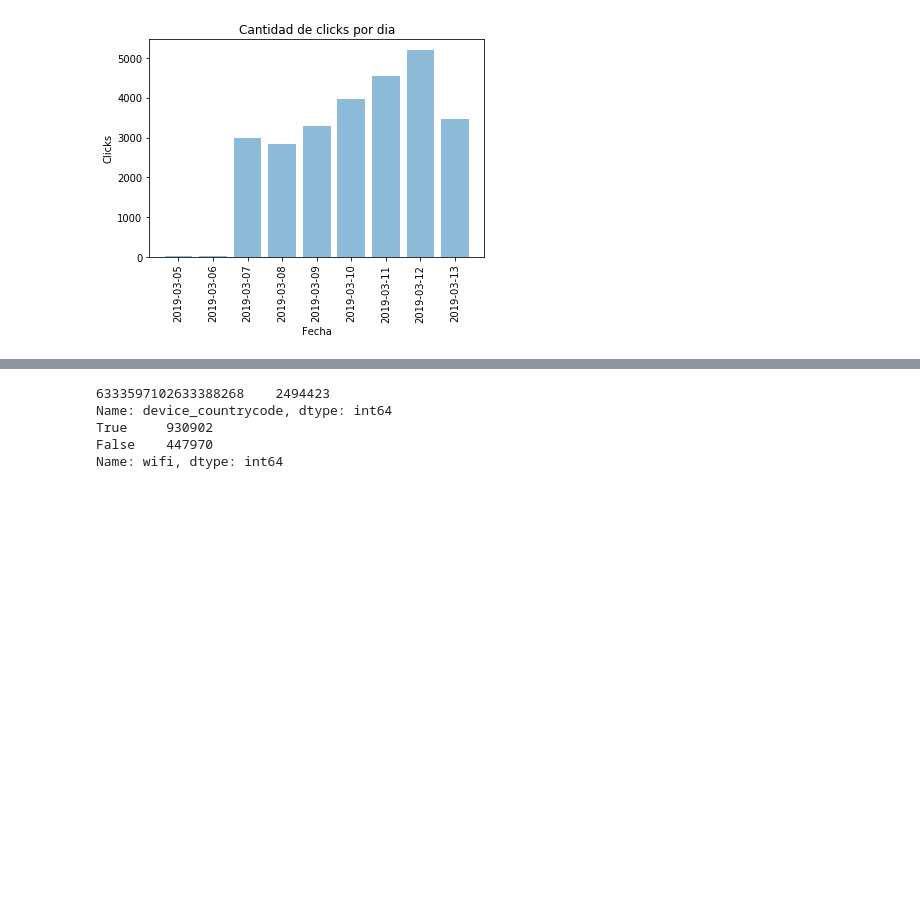
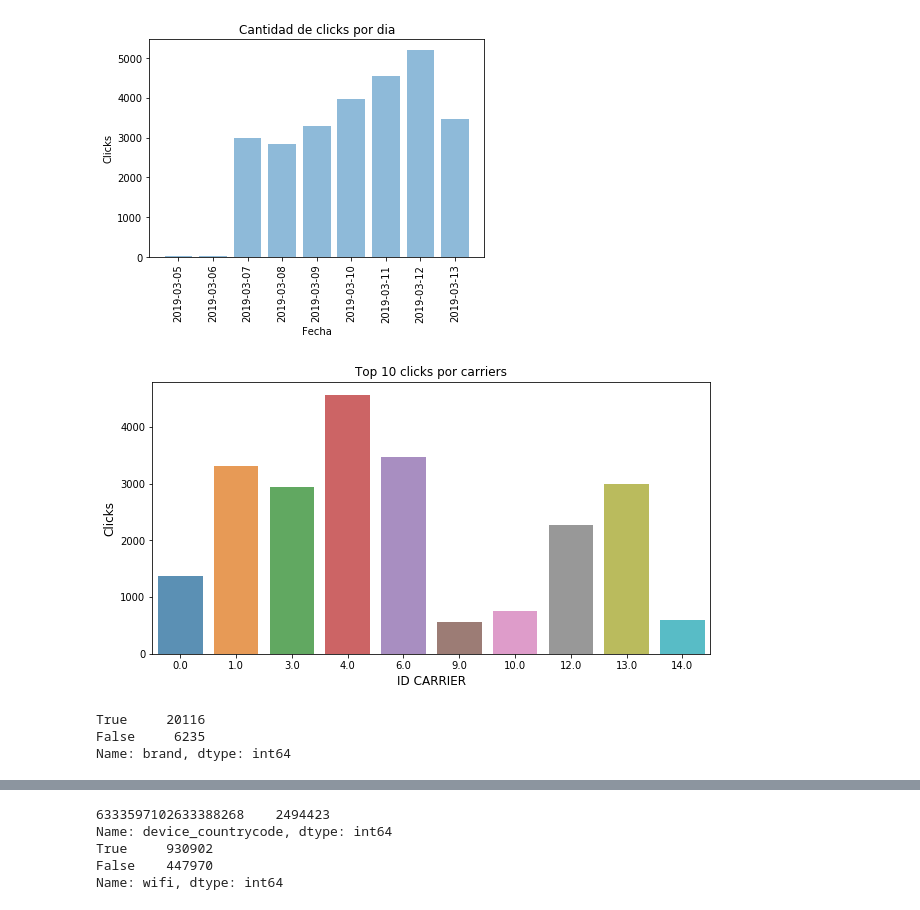
Before and after one commit to yanetrodriguez25/TpJampp, a Jupyter notebook: Tp1.ipynb, the cells around one changed output, grey strips where cells are left out. Cells and saved outputs as stored; diff of their text form; code cells hidden in the pictures; blank space fills up the shorter version.

```diff
--- a/Tp1.ipynb
+++ b/Tp1.ipynb
@@ -302,3 +329,25 @@ plt.show()
 0 2019-03-12 00:00:00+00:00      5204
 3 2019-03-13 00:00:00+00:00      3468
 [figure]
+# %%
+#Obtenemos el top 10 de carriers en los cuales se realizaron más clicks.
+clicks_by_carrier = df_clicks.carrier_id.value_counts(sort=True)
+
+clicks_by_carrier = clicks_by_carrier[:10,]
+plt.figure(figsize=(10,5))
+sns.barplot(clicks_by_carrier.index, clicks_by_carrier.values, alpha=0.8)
+plt.title('Top 10 clicks por carriers')
+plt.ylabel('Clicks', fontsize=12)
+plt.xlabel('ID CARRIER', fontsize=12)
+plt.show()
+# %% [output]
+[figure, added]
+# %%
+## Aunque vemos que la cantidad de registros del campo brand son nulos, ##
+## podemos realizar un top 10 tendencial de clicks por marca            ##
+
+df_clicks.brand.isnull().value_counts()
+# %% [output]
+True     20116
+False     6235
+Name: brand, dtype: int64
```
Also changed, not shown: parts of 6 cells of this notebook.
